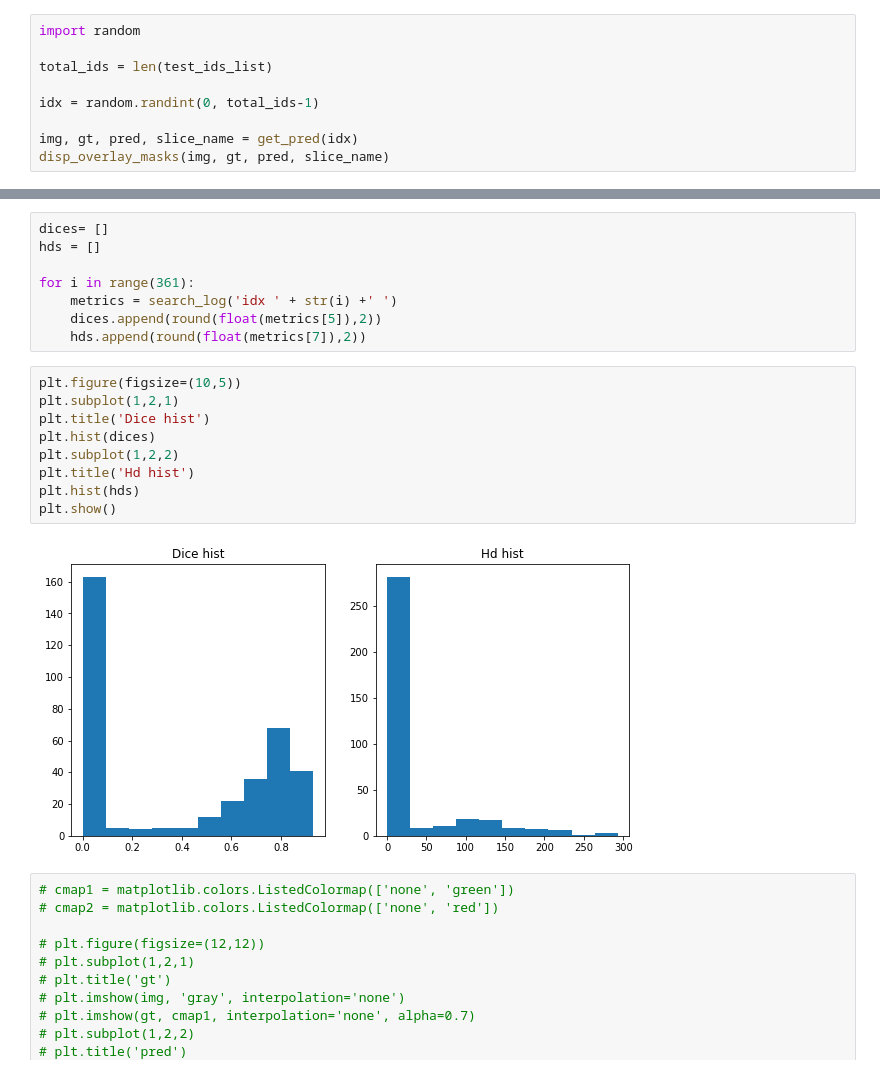
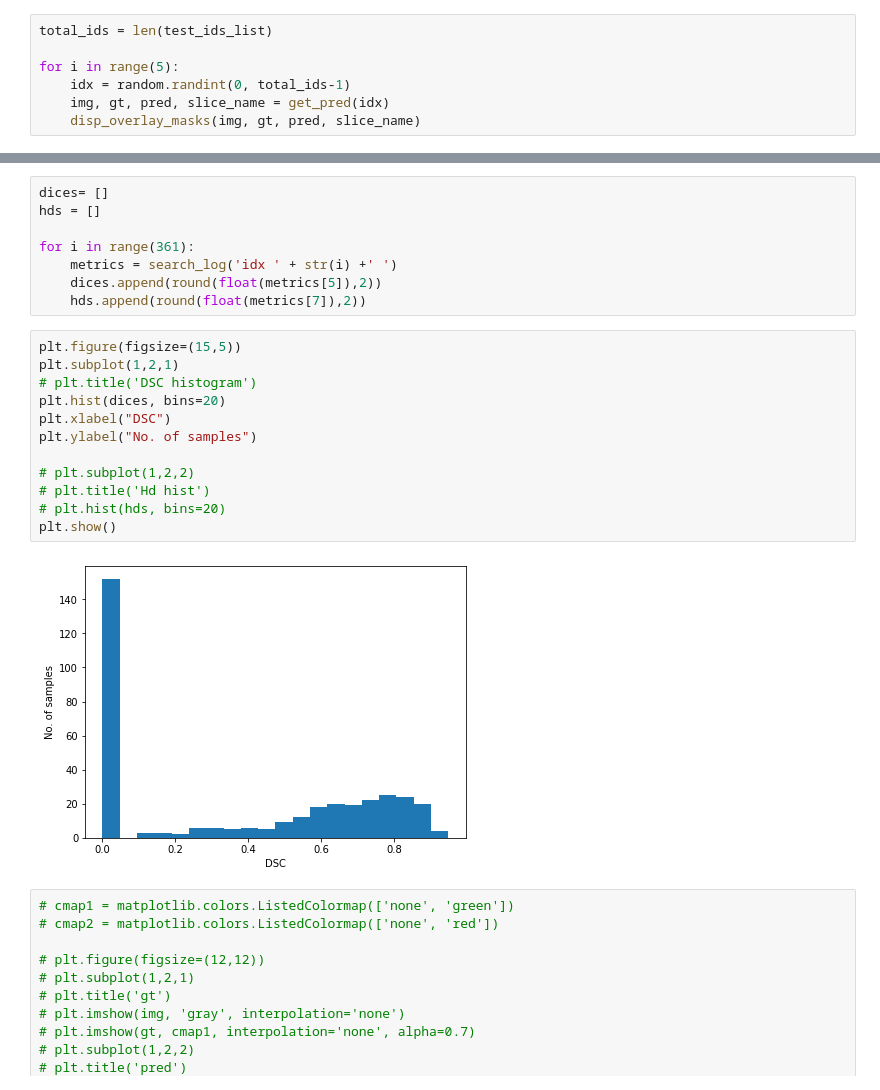
Before and after one commit to sanjeed5/TransUNet, a Jupyter notebook: view_test_predictions.ipynb, the cells around one changed output, grey strips where cells are left out. Saved outputs shown, nothing was run; the diff lists cells and outputs as text.

```diff
--- a/view_test_predictions.ipynb
+++ b/view_test_predictions.ipynb
@@ -87,12 +88,10 @@ def disp_overlay_masks(img, gt, pred, slice_name):
     plt.imshow(pred, cmap2, interpolation='none', alpha=0.5)
     plt.show()
 # %%
-import random
-
 total_ids = len(test_ids_list)
 
-idx = random.randint(0, total_ids-1)
-
-img, gt, pred, slice_name = get_pred(idx)
-disp_overlay_masks(img, gt, pred, slice_name)
+for i in range(5):
+    idx = random.randint(0, total_ids-1)
+    img, gt, pred, slice_name = get_pred(idx)
+    disp_overlay_masks(img, gt, pred, slice_name)
 # %% [output]
@@ -109,16 +140,19 @@ for i in range(361):
     dices.append(round(float(metrics[5]),2))
     hds.append(round(float(metrics[7]),2))
 # %%
-plt.figure(figsize=(10,5))
+plt.figure(figsize=(15,5))
 plt.subplot(1,2,1)
-plt.title('Dice hist')
-plt.hist(dices)
-plt.subplot(1,2,2)
-plt.title('Hd hist')
-plt.hist(hds)
+# plt.title('DSC histogram')
+plt.hist(dices, bins=20)
+plt.xlabel("DSC")
+plt.ylabel("No. of samples")
+
+# plt.subplot(1,2,2)
+# plt.title('Hd hist')
+# plt.hist(hds, bins=20)
 plt.show()
 # %% [output]
-[figure, old version]
+[figure, new version]
 # %%
 # cmap1 = matplotlib.colors.ListedColormap(['none', 'green'])
 # cmap2 = matplotlib.colors.ListedColormap(['none', 'red'])
```
Also changed, not shown: parts of 8 cells of this notebook.
